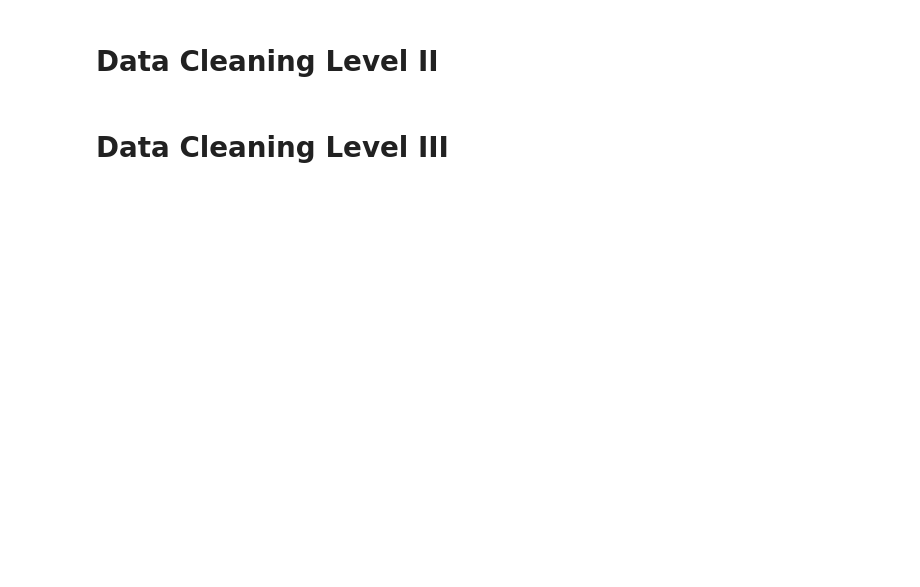
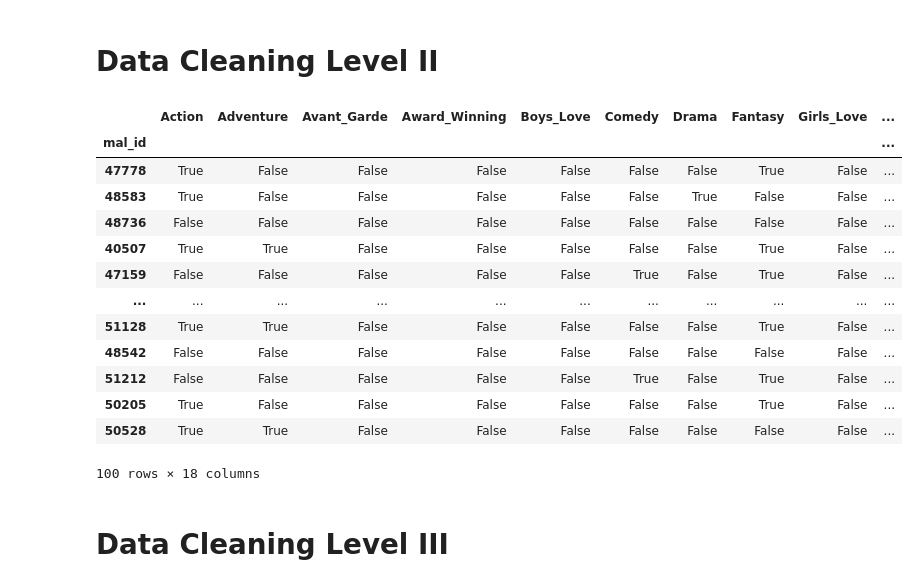
Before and after one commit to WuJunNing/INST447FinalProject, a Jupyter notebook: Final_Project.ipynb, the cells around one changed output. Drawn from its saved outputs; the diff is of its cells as text; code cells hidden in the pictures; blank space fills up the shorter version.

```diff
--- a/Final_Project.ipynb
+++ b/Final_Project.ipynb
@@ -78,0 +34,8 @@ data_pd
+# %%
+winter_data_pd = pd.DataFrame(response_winter.json()['data'])
+spring_data_pd = pd.DataFrame(response_spring.json()['data'])
+summer_data_pd = pd.DataFrame(response_summer.json()['data'])
+fall_data_pd = pd.DataFrame(response_fall.json()['data'])
+# %%
+data_pd = pd.concat([winter_data_pd, spring_data_pd, summer_data_pd, fall_data_pd], ignore_index=True)
+data_pd
@@ -79,7 +56,2 @@ data_pd
 # %% [markdown]
 # Data Cleaning Level I
-# %%
-data_pd.drop(columns=['url', 'images', 'trailer', 'approved', 'duration', 'aired', 'airing', 'status',
-                      'type', 'source', 'titles', 'title_english', 'title_japanese', 'title_synonyms',
-                      'background', 'explicit_genres', 'themes', 'demographics', 'synopsis'],inplace=True)
-data_pd.head()
@@ -93,0 +58,25 @@ data_pd.head()
+# %%
+genre_possibilities= ["Action", "Adventure", "Avant_Garde", "Award_Winning", "Boys_Love", "Comedy", "Drama", "Fantasy", "Girls_Love", "Gourmet", "Horror",
+ "Mystery", "Romance", "Sci_Fi", "Slice_of_Life", "Sports", "Supernatural", "Suspense"]
+
+# for poss in genre_possibilities:
+#     for i in data_pd.index:
+#         print(data_pd.index)
+#         for k in range((len(data_pd.genres[i]))):
+#             print(data_pd.genres[i][k]['name'] == poss)
+#             data_pd[poss] = data_pd.genres[i][k]['name'] == poss
+
+# print(range(len(data_pd.genres)))
+for poss in genre_possibilities: #all genres listed
+    colDict = {}
+    for i in range(len(data_pd.genres)):
+        colDict[i] = 0
+    count = 0
+    for i in range(len(data_pd.genres)): #25
+        for j in data_pd.genres[i]: #loops through each genre
+            if colDict[i] == 0:
+                colDict[i] = j['name'] == poss
+    colSer = pd.Series(colDict)
+    data_pd[poss] = colSer
+
+data_pd
@@ -118,5 +116,22 @@ data_pd
 # %% [markdown]
 # Data Cleaning Level II
+# %%
+data_pd.loc[:,'Action':'Suspense']
+# %% [output]
+|  | Action | Adventure | Avant_Garde | Award_Winning | Boys_Love | Comedy | Drama | Fantasy | Girls_Love | ... |
+| mal_id |  |  |  |  |  |  |  |  |  | ... |
+| 47778 | True | False | False | False | False | False | False | True | False | ... |
+| 48583 | True | False | False | False | False | False | True | False | False | ... |
+| 48736 | False | False | False | False | False | False | False | False | False | ... |
+| 40507 | True | True | False | False | False | False | False | True | False | ... |
+| 47159 | False | False | False | False | False | True | False | True | False | ... |
+| ... | ... | ... | ... | ... | ... | ... | ... | ... | ... | ... |
+| 51128 | True | True | False | False | False | False | False | True | False | ... |
+| 48542 | False | False | False | False | False | False | False | False | False | ... |
+| 51212 | False | False | False | False | False | True | False | True | False | ... |
+| 50205 | True | False | False | False | False | False | False | True | False | ... |
+| 50528 | True | True | False | False | False | False | False | False | False | ... |
+100 rows × 18 columns
 # %% [markdown]
 # Data Cleaning Level III
 # %%
```
Also changed, not shown: parts of 19 cells of this notebook.
